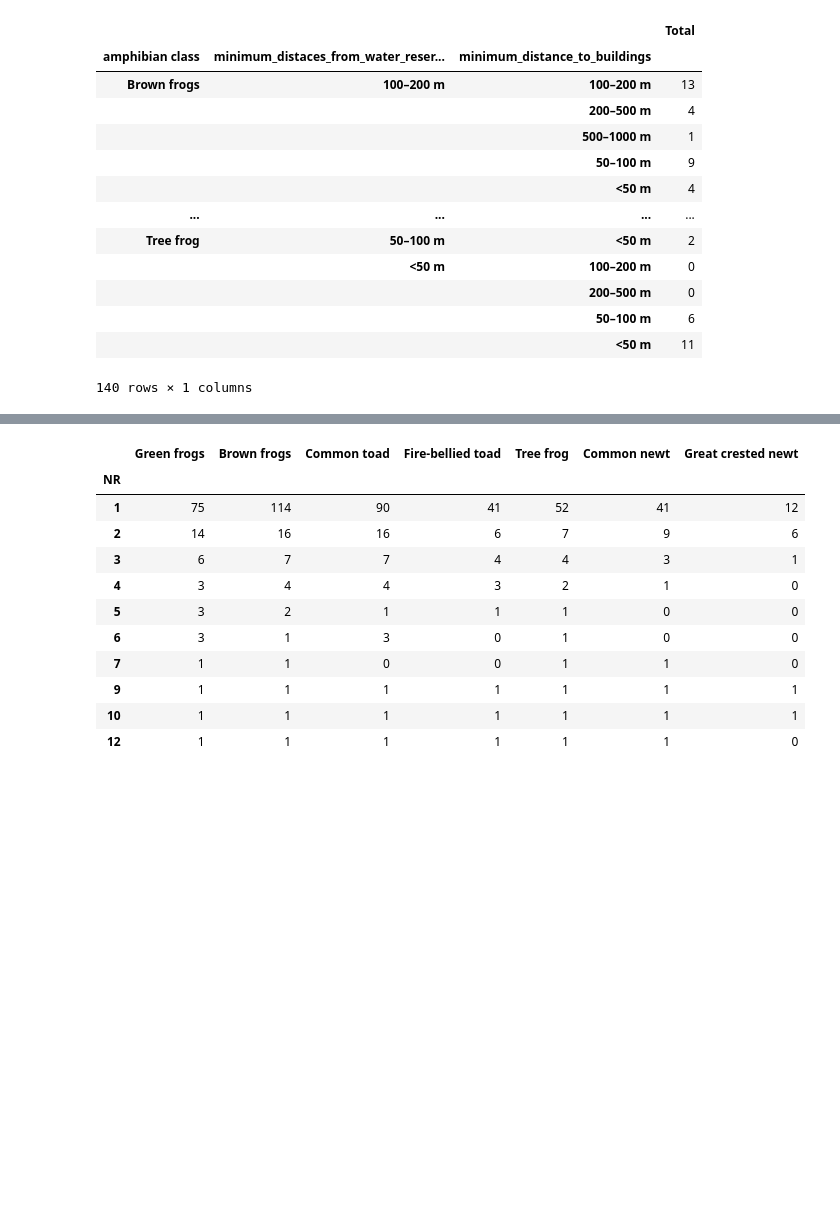
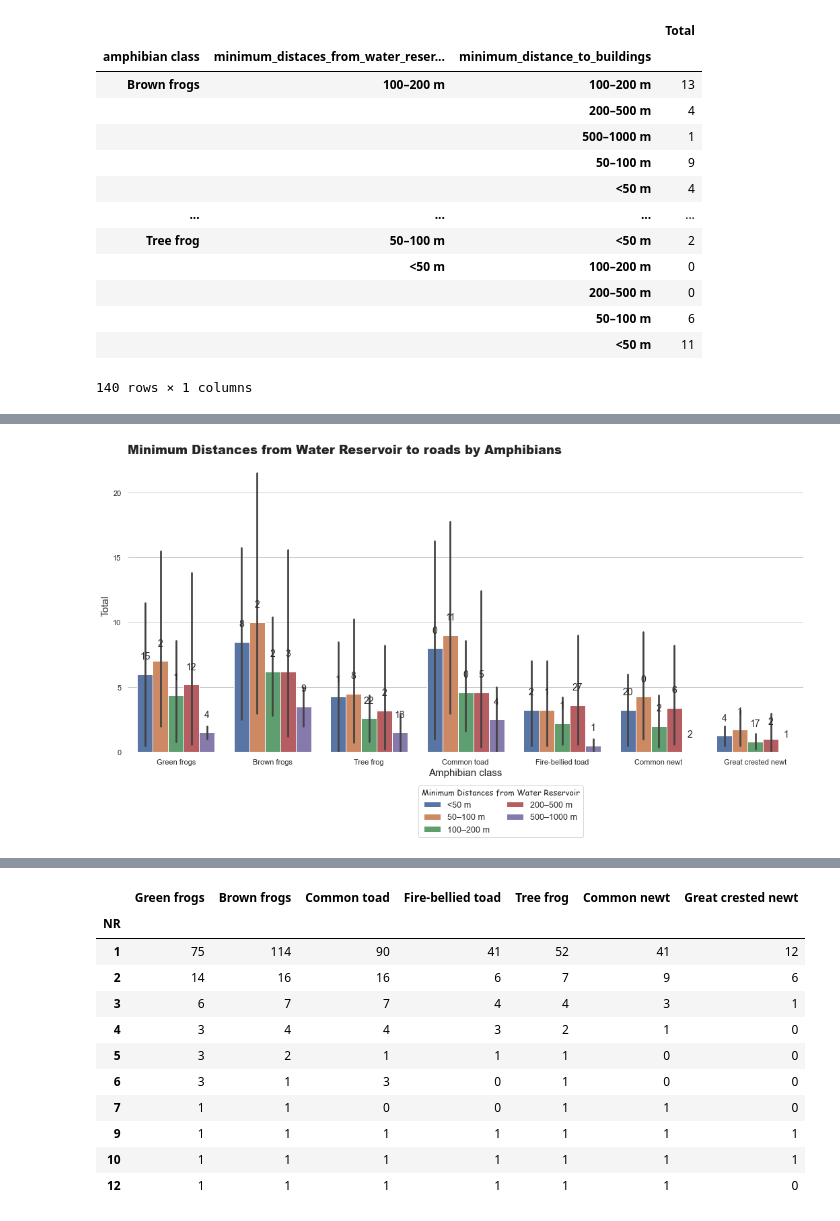
Before and after one commit to Renata-Thomazelli/amphibians, a Jupyter notebook: amphibians-Copy1.ipynb, the cells around one changed output, grey strips where cells are left out. Cells and saved outputs as stored; diff of their text form; code cells hidden in the pictures; blank space fills up the shorter version.

Commit message:
indice

```diff
--- a/amphibians-Copy1.ipynb
+++ b/amphibians-Copy1.ipynb
@@ -741,0 +913,5 @@ new_grouped_minimum
+# %%
+order_of_minimus = ['<50 m','50–100 m','100–200 m','200–500 m','500–1000 m']
+# %%
+new_grouped_minimum=new_grouped_minimum.reindex(level='minimum_distaces_from_water_reservoir_to_roads',labels=order_of_minimus)
+new_grouped_minimum
@@ -741,0 +935,3 @@ new_grouped_minimum
+# %%
+new_grouped_minimum=new_grouped_minimum.reindex(level='minimum_distance_to_buildings',labels=order_of_minimus).reset_index()
+new_grouped_minimum
@@ -742,2 +975,90 @@ new_grouped_minimum
 # %%
-#construir os novos bar chats
+
+
+fig, ax = plt.subplots(figsize=(18, 8))
+sns.barplot(x='amphibian class', y='Total', hue='minimum_distaces_from_water_reservoir_to_roads',
+ax=ax, data=new_grouped_minimum)
+csfont = {'fontname':'Arial'}
+ax.set_title("Minimum Distances from Water Reservoir to roads by Amphibians", fontdict = {'fontsize':18,'fontweight':'heavy','fontstretch':'expanded'}, **csfont, loc='left', pad=8.0)
+ax.set_xlabel("Amphibian class",fontdict = {'fontsize':15}, **csfont)
+ax.set_ylabel("Total", fontdict={'fontsize' : 15})
+ax.yaxis.set_visible(True)
+ax.spines['top'].set_visible(False)
+ax.spines['right'].set_visible(False)
+ax.spines['bottom'].set_visible(False)
+ax.spines['left'].set_visible(False)
+ax.legend(fontsize=12.5,title='Minimum Distances from Water Reservoir',loc='best', bbox_to_anchor=(0.18, -0.6, 0.5, 0.5),ncol=2)
+leg_title = ax.get_legend()
+plt.setp(leg_title.get_title(), family='Comic Sans MS')
+#plt.setp(leg.get_texts(), family='Ubuntu Mono')
+
+#Annotate the bars with value
+#Reorganizar pois as colunas são montadas por tipo, não é a mesma ordem do df...usar df.reindex
+# I identigy that each rectangle object if refeging to one or_label, but not in the same index of class. So to inset hte value in the top of
+# each bar I need to identigy exatle one is.
+
+
+
+print(f"See the height attribute of each rectangle object")
+print()
+print(f"The first rectangle is {ax.patches[0]} with the height {ax.patches[0].get_height()}")
+print(ax.patches[0].get_height())
+
+print(ax.patches[1])
+print(ax.patches[1].get_height())
+
+print(ax.patches[2])
+print(ax.patches[2].get_height())
+
+
+
+print(ax.patches[3])
+print(ax.patches[3].get_height())
+
+
+
+#print("The Rectangle object we could see that the bars are building following the or label classification, I mean this order: ")
+#lack_of_access_or_poor_access_filter = new_df_or_label_grouped.or_label == 'lack of access or poor access'
+#print()
+#print(new_df_or_label_grouped.loc[lack_of_access_or_poor_access_filter])
+#print()
+#print("Following this order of index")
+#with the filter I know the exacle index, so I ill store it.
+#list_index_1 = new_df_or_label_grouped.loc[lack_of_access_or_poor_access_filter].index.to_list()
+# the index order to the fister or_label criteria.
+#print(list_index_1)
+#print()
+
+
+#Let's do that to the other ones.
+
+#identify the index by filter each one
+#_lessthen50m= new_grouped_minimum.minimum_distaces_from_water_reservoir_to_roads == '<50 m'
+#_50_100m= new_grouped_minimum.minimum_distaces_from_water_reservoir_to_roads == '50–100 m'
+#_100_200m = new_grouped_minimum.minimum_distaces_from_water_reservoir_to_roads == '100-200 m'
+#_200_500m = new_grouped_minimum.minimum_distaces_from_water_reservoir_to_roads == '200-500 m'
+#_500_1000m = new_grouped_minimum.minimum_distaces_from_water_reservoir_to_roads == '500-1000 m'
+
+
+#store each
+#list_index_2 = new_df_or_label_grouped.loc[large_access_to_terrestrial_habitats_filter].index.to_list()
+#list_index_3 = new_df_or_label_grouped.loc[low_access_filter].index.to_list()
+#list_index_4 = new_df_or_label_grouped.loc[medium_access_filter].index.to_list()
+
+#append each list
+
+#new_index_order = list_index_1 + list_index_2 + list_index_3 + list_index_4
+#new_index_order
+
+print("Because it we built a function to label each one correctly")
+#Ok now, I will reindex the indice to the correct label the bar
+#new_df_or_label_grouped_reindexed = new_df_or_label_grouped.reindex(new_index_order)
+for p, v in zip(ax.patches, new_grouped_minimum['Total']):
+
+    height = p.get_height()
+    ax.text(p.get_x() + p.get_width() / 2, height + 1, v,
+    ha='center', va='bottom', fontdict = {'fontsize':14})
+
+fig.savefig("charts/Bar Plot by type of Amphibians for RR.png",transparent = False,facecolor ="w",bbox_inches ="tight",pad_inches = 1,edgecolor ='w',orientation ='landscape', dpi=300)
+plt.show()
+# %% [output]
@@ -744,3 +1076,4 @@ new_grouped_minimum
+[figure, added]
 # %%
 df_tranf_heads['NR']=df_tranf_heads['NR'].astype('int8')
 list_with_nr = classification_target_list.copy()
```
Also changed, not shown: parts of 102 cells of this notebook, 5 other files.
